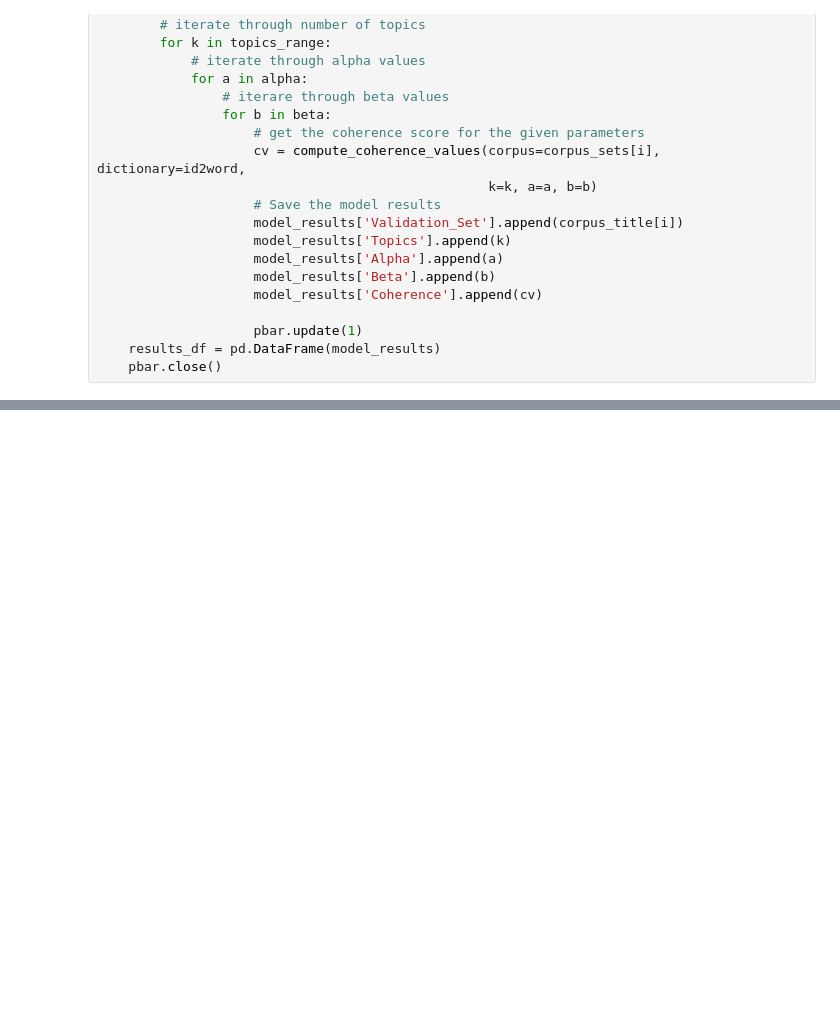
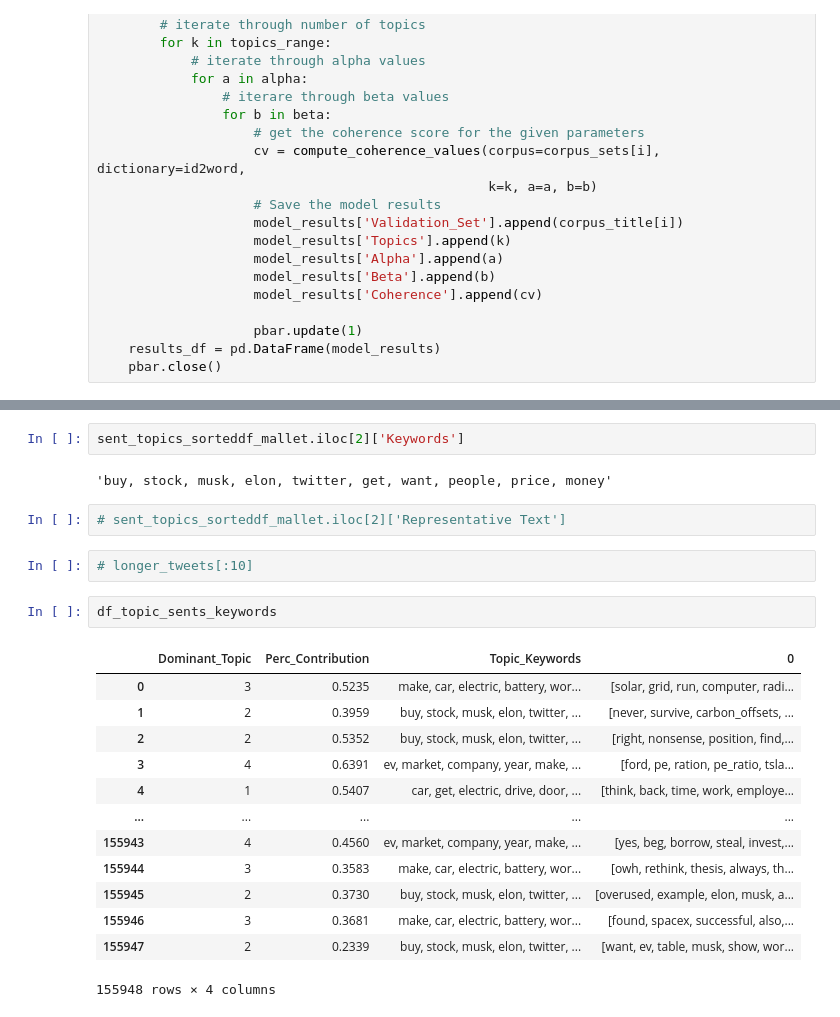
Before and after one commit to Auustiino/Tesla-Perception-Audit, a Jupyter notebook: Topic-Modeling-Exploration-Copy3.ipynb, the cells around one changed output, grey strips where cells are left out. Cells and saved outputs as stored; diff of their text form; blank space fills up the shorter version.

```diff
--- a/Topic-Modeling-Exploration-Copy3.ipynb
+++ b/Topic-Modeling-Exploration-Copy3.ipynb
@@ -648,0 +636,24 @@ id2word.keys()
+# %%
+sent_topics_sorteddf_mallet.iloc[2]['Keywords']
+# %% [output]
+'buy, stock, musk, elon, twitter, get, want, people, price, money'
+# %%
+# sent_topics_sorteddf_mallet.iloc[2]['Representative Text']
+# %%
+# longer_tweets[:10]
+# %%
+df_topic_sents_keywords
+# %% [output]
+|  | Dominant_Topic | Perc_Contribution | Topic_Keywords | 0 |
+| 0 | 3 | 0.5235 | make, car, electric, battery, wor... | [solar, grid, run, computer, radi... |
+| 1 | 2 | 0.3959 | buy, stock, musk, elon, twitter, ... | [never, survive, carbon_offsets, ... |
+| 2 | 2 | 0.5352 | buy, stock, musk, elon, twitter, ... | [right, nonsense, position, find,... |
+| 3 | 4 | 0.6391 | ev, market, company, year, make, ... | [ford, pe, ration, pe_ratio, tsla... |
+| 4 | 1 | 0.5407 | car, get, electric, drive, door, ... | [think, back, time, work, employe... |
+| ... | ... | ... | ... | ... |
+| 155943 | 4 | 0.4560 | ev, market, company, year, make, ... | [yes, beg, borrow, steal, invest,... |
+| 155944 | 3 | 0.3583 | make, car, electric, battery, wor... | [owh, rethink, thesis, always, th... |
+| 155945 | 2 | 0.3730 | buy, stock, musk, elon, twitter, ... | [overused, example, elon, musk, a... |
+| 155946 | 3 | 0.3681 | make, car, electric, battery, wor... | [found, spacex, successful, also,... |
+| 155947 | 2 | 0.2339 | buy, stock, musk, elon, twitter, ... | [want, ev, table, musk, show, wor... |
+155948 rows × 4 columns
```
Also changed, not shown: parts of 75 cells of this notebook.
